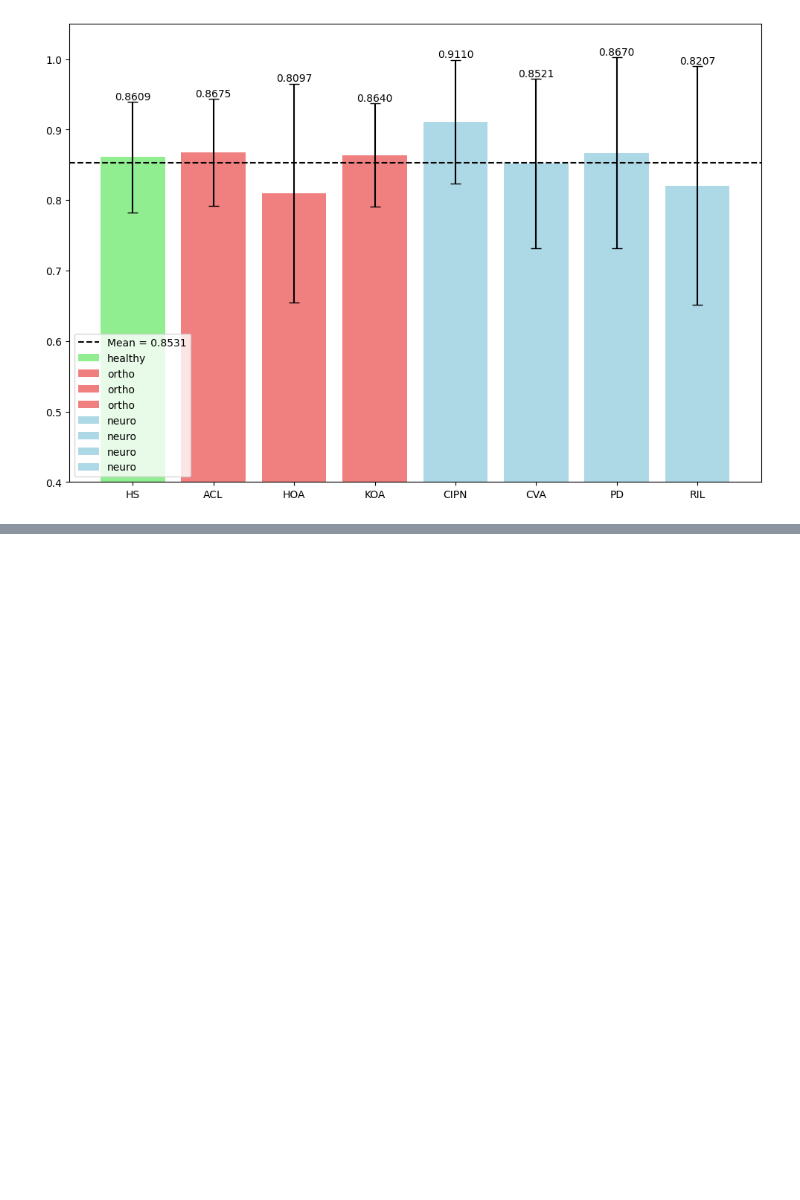
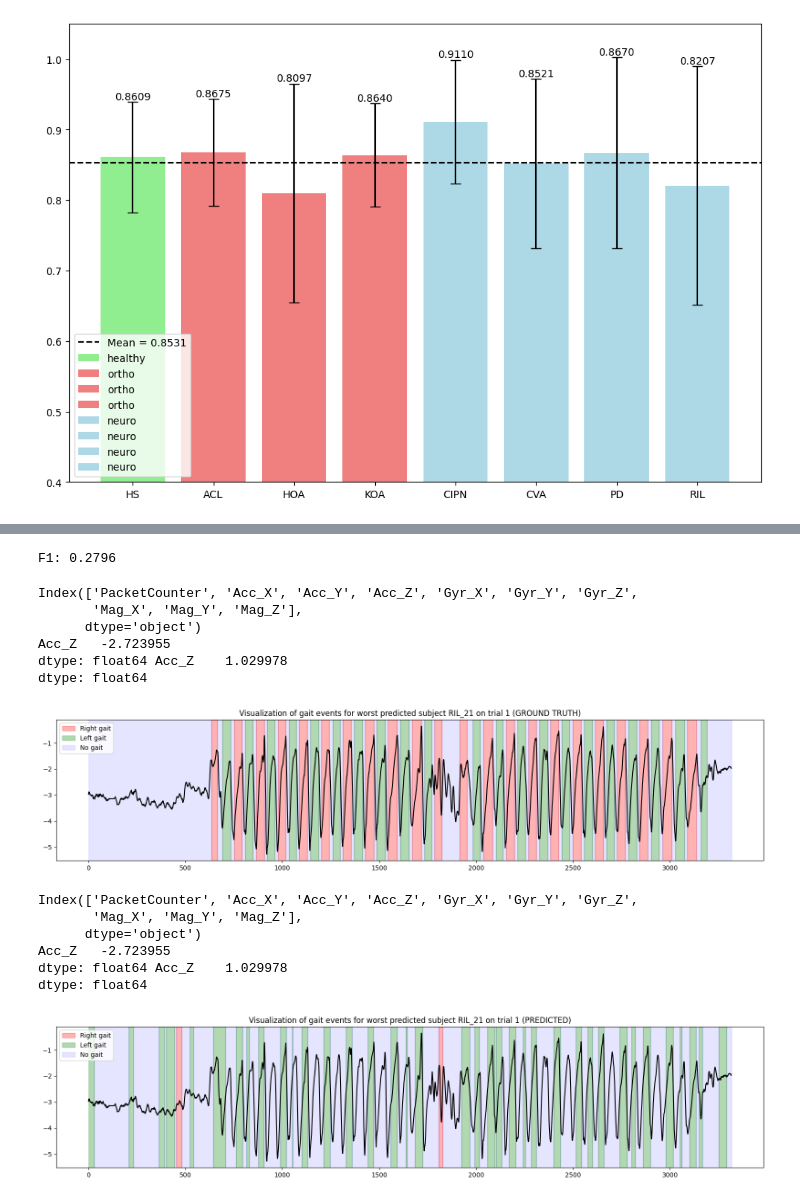
Before and after one commit to EnekoIsturitzSesma/Biosignal-ML-Analysis, a Jupyter notebook: notebooks/GAIT_cnnbilstm.ipynb, the cells around one changed output, grey strips where cells are left out. Drawn from its saved outputs; the diff is of its cells as text; code cells hidden in the pictures; blank space fills up the shorter version.

```diff
--- a/notebooks/GAIT_cnnbilstm.ipynb
+++ b/notebooks/GAIT_cnnbilstm.ipynb
@@ -121,0 +211,51 @@ plt.show()
+# %%
+y_pred, y_true, signal = predict_trial(
+    base_path   = base_path,
+    trial_name  = worst_subj_trial,
+    subject     = worst_subj,
+    model_name  = "cnnbilstm",
+    process     = "raw",
+    sensors     = ["LB"],
+    window_size = 200,
+    stride      = 50,
+    out_dir     = "../checkpoints/CNNBiLSTM/raw_only_back"
+)
+
+print(f"F1: {f1_score(y_true, y_pred, average='macro'):.4f}")
+# %% [output]
+F1: 0.2796
+# %%
+path = base_path + f"/{worst_subj_group}/{worst_subj_cohort}/{worst_subj}/{worst_subj_trial}"
+
+plot_gait_detection(
+    y_true,
+    worst_subj_trial,
+    path,
+    title=f'Visualization of gait events for worst predicted subject {worst_subj} on trial 1 (GROUND TRUTH)',
+    sensor='LB',
+    signal_channel='Acc_Z',
+    process='raw')
+
+plot_gait_detection(
+    y_pred,
+    worst_subj_trial,
+    path,
+    title=f'Visualization of gait events for worst predicted subject {worst_subj} on trial 1 (PREDICTED)',
+    sensor='LB',
+    signal_channel='Acc_Z',
+    process='raw')
+# %% [output]
+Index(['PacketCounter', 'Acc_X', 'Acc_Y', 'Acc_Z', 'Gyr_X', 'Gyr_Y', 'Gyr_Z',
+       'Mag_X', 'Mag_Y', 'Mag_Z'],
+      dtype='object')
+Acc_Z   -2.723955
+dtype: float64 Acc_Z    1.029978
+dtype: float64
+[figure, added]
+Index(['PacketCounter', 'Acc_X', 'Acc_Y', 'Acc_Z', 'Gyr_X', 'Gyr_Y', 'Gyr_Z',
+       'Mag_X', 'Mag_Y', 'Mag_Z'],
+      dtype='object')
+Acc_Z   -2.723955
+dtype: float64 Acc_Z    1.029978
+dtype: float64
+[figure, added]
```
Also changed, not shown: parts of 45 cells of this notebook, 5 other files.
